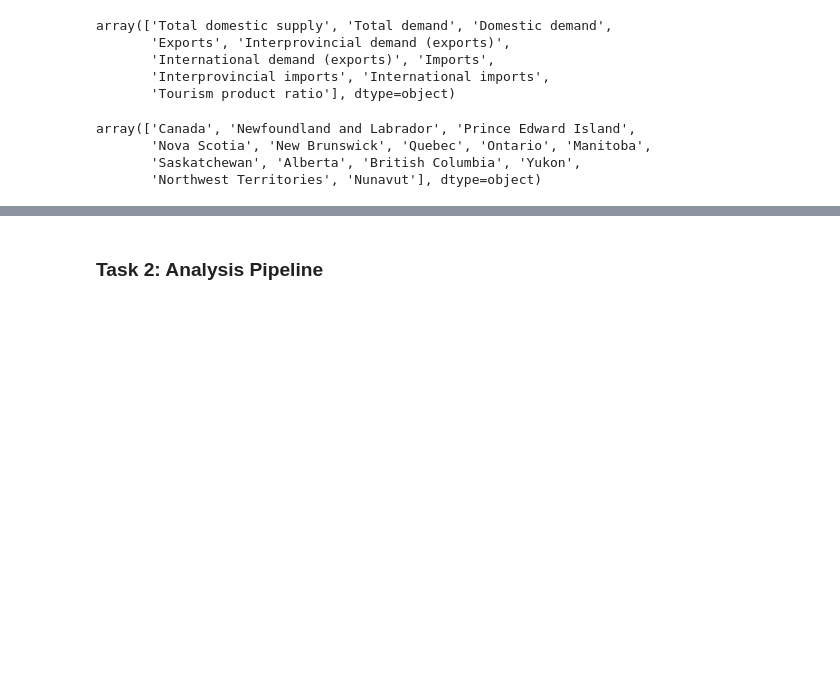
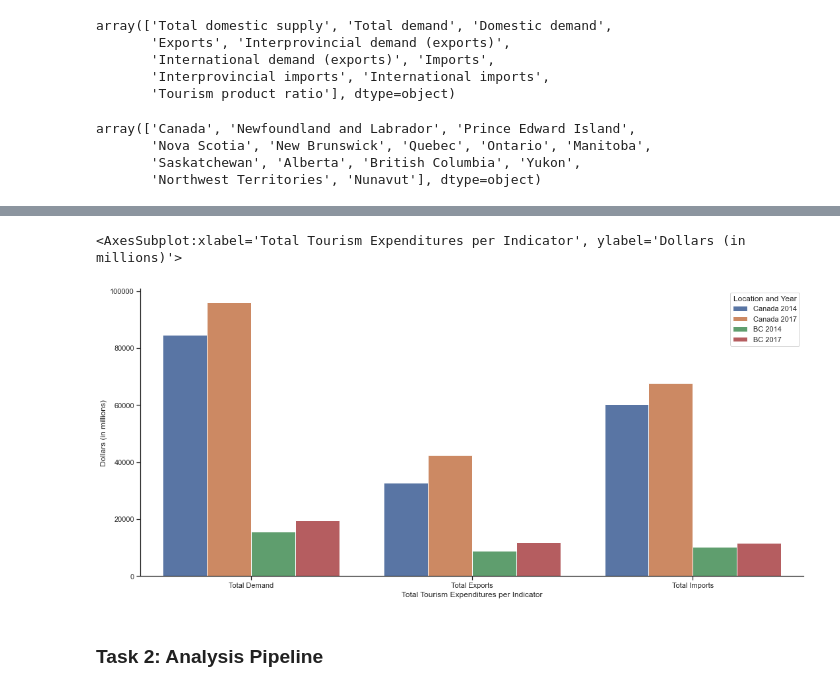
Before and after one commit to data301-2021-winter1/group05-project, a Jupyter notebook: notebooks/analysis1.ipynb, the cells around one changed output, grey strips where cells are left out. Drawn from its saved outputs; the diff is of its cells as text; code cells hidden in the pictures; blank space fills up the shorter version.

```diff
--- a/notebooks/analysis1.ipynb
+++ b/notebooks/analysis1.ipynb
@@ -184,3 +246,22 @@ array(['Canada', 'Newfoundland and Labrador', 'Prince Edward Island',
+# %%
+fig, ax = plt.subplots(figsize=(18, 8))
+new_df = pd.DataFrame([['Canada 2014','Total Demand', 84580.6],
+                       ['Canada 2017','Total Demand', 95998],
+                       ['BC 2014', 'Total Demand', 15570.4],
+                       ['BC 2017','Total Demand',  19541.5],
+                       ['Canada 2014','Total Exports', 32668.7],
+                       ['Canada 2017','Total Exports', 42535.5],
+                       ['BC 2014','Total Exports', 8801.2],
+                       ['BC 2017', 'Total Exports',11839],
+                       ['Canada 2014','Total Imports',  60274.6],
+                       ['Canada 2017','Total Imports', 67791.4],
+                       ['BC 2014','Total Imports', 10269.8],
+                       ['BC 2017','Total Imports', 11689.5]], columns=['Location and Year','Total Tourism Expenditures per Indicator', 'Dollars (in millions)'])
+sns.barplot(data=new_df, x='Total Tourism Expenditures per Indicator', y='Dollars (in millions)', hue='Location and Year')
+# shows the difference between years better
+# %% [output]
+<AxesSubplot:xlabel='Total Tourism Expenditures per Indicator', ylabel='Dollars (in millions)'>
+[figure, added]
 # %% [markdown]
 ### Task 2: Analysis Pipeline
 # %% [markdown]
```
Also changed, not shown: parts of 6 cells of this notebook.
